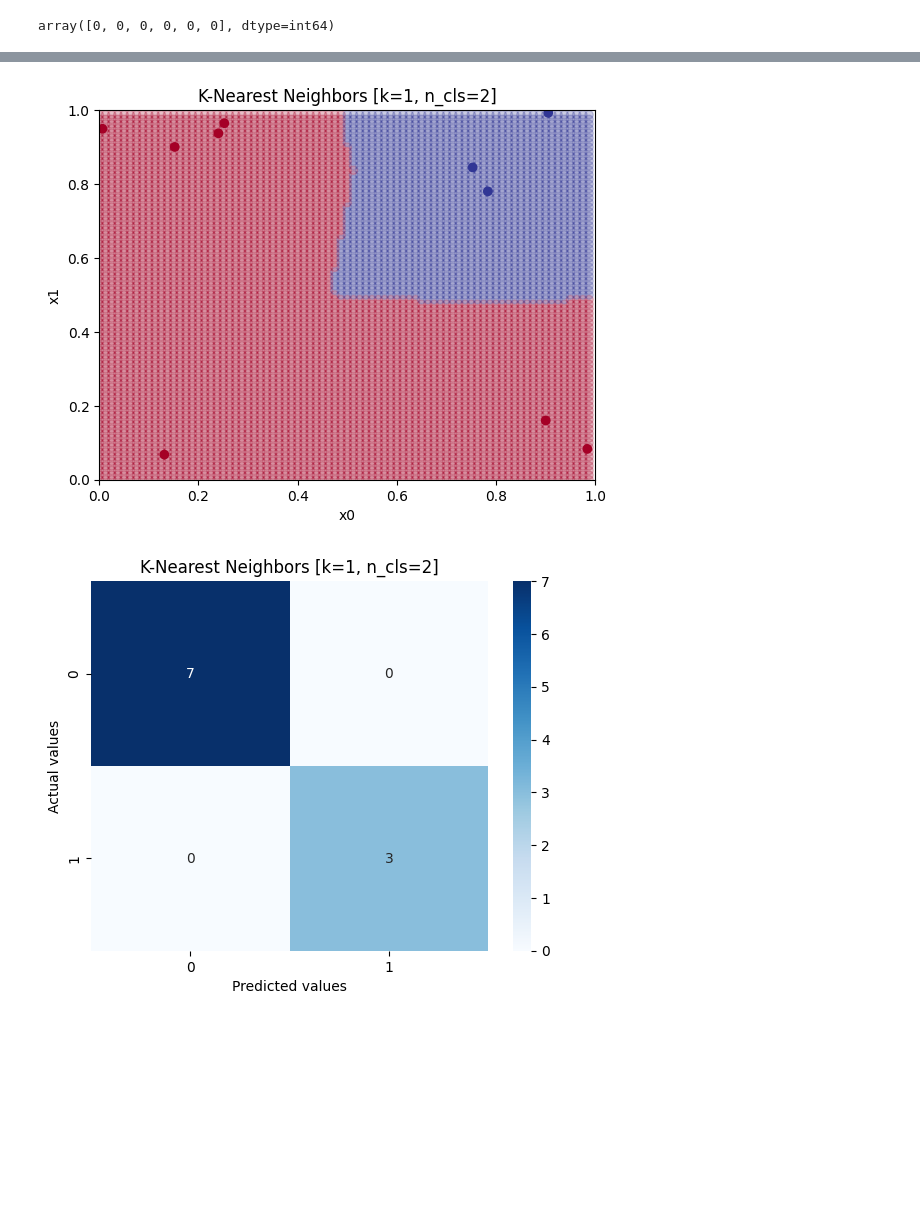
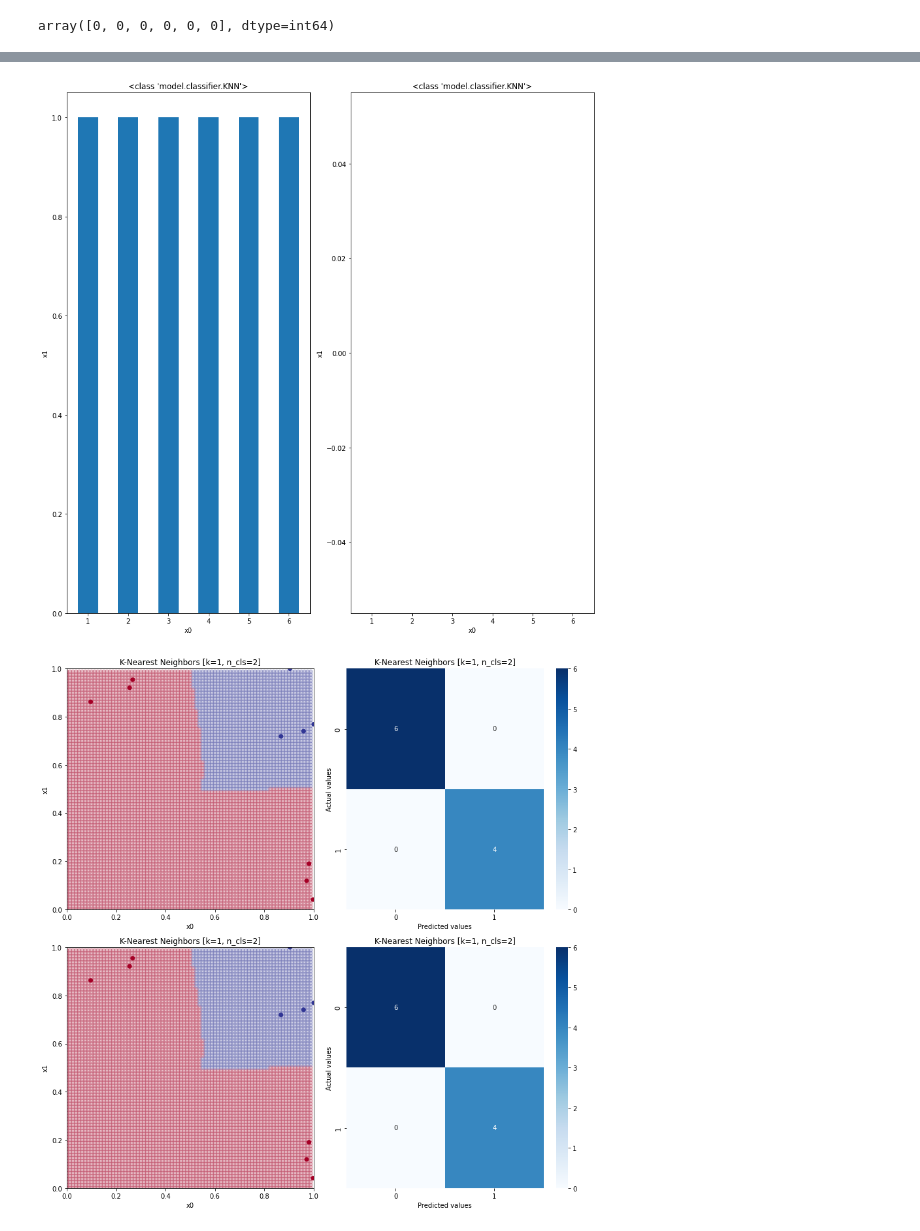
Before and after one commit to chrismachado/ML-IFCE2022.2, a Jupyter notebook: jupyterfiles/knn/artificial_one.ipynb, the cells around one changed output, grey strips where cells are left out. Cells and saved outputs as stored; diff of their text form; code cells hidden in the pictures; blank space fills up the shorter version.

```diff
--- a/jupyterfiles/knn/artificial_one.ipynb
+++ b/jupyterfiles/knn/artificial_one.ipynb
@@ -1,6 +1,8 @@
 # %%
 import numpy as np
 import matplotlib.pyplot as plt
+plt.rcParams['figure.autolayout'] = True
+plt.rcParams['figure.figsize'] = (12, 12)
 # %%
 from model.classifier import KNN
 from util.datasets import train_test_split, artificial_one
@@ -97,13 +96,18 @@ std = standard_deviation(save_state_hitrate_k)
+# %%
+plot_bar(KNN, y=accuracy(save_state_hitrate_k), x=ks_2b_tested, pos=121)
+plot_bar(KNN, y=std, x=ks_2b_tested, pos=122)
+# %% [output]
+[figure, added]
 # %%
-for i in (argmax, argmin):
+for i, pos in [(argmax, (221, 222)), (argmin, (223, 224))]:
     tsamples = save_state_samples_k[i][i]
     ttargets = save_state_targets_k[i][i]
     tk = ks_2b_tested[i]
 
     x_train, x_test, y_train, y_test = train_test_split(tsamples, ttargets, .75)
     clf = KNN(tk, x_train, y_train)
-    plot_decision_boundary(clf, x_test, y_test)
-    plot_confusion_matrix(clf, x_test, y_test)
+    plot_decision_boundary(clf, x_test, y_test, pos[0])
+    plot_confusion_matrix(clf, x_test, y_test, pos[1])
+plt.show()
 # %% [output]
-[figure, old version]
+[figure, new version]
-[figure, removed]
```
Also changed, not shown: parts of 4 cells of this notebook, 5 other files.
